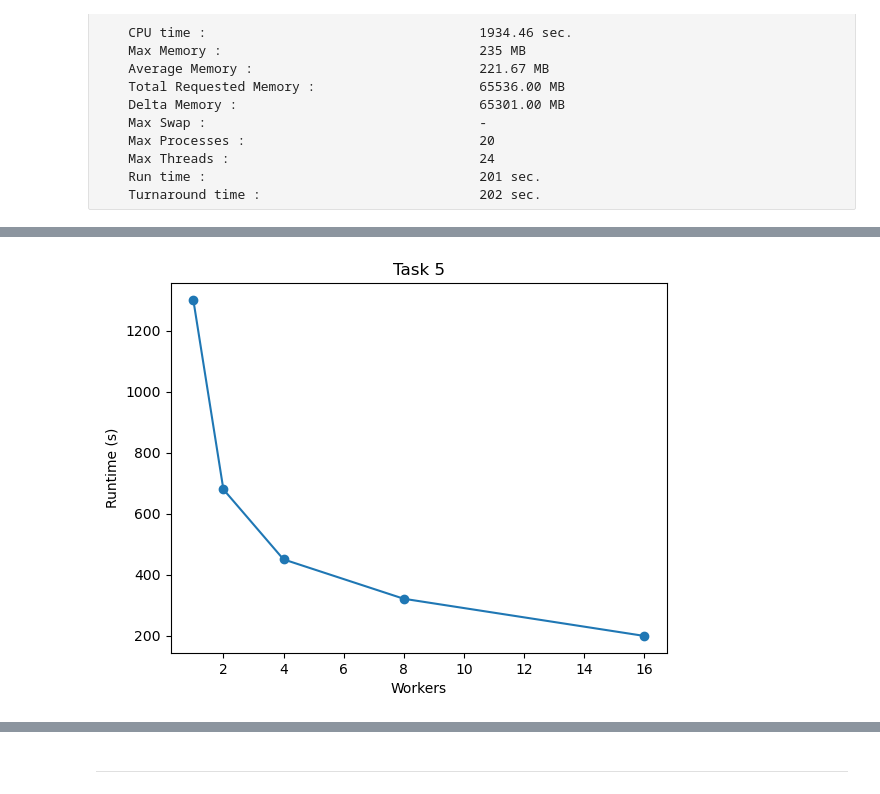
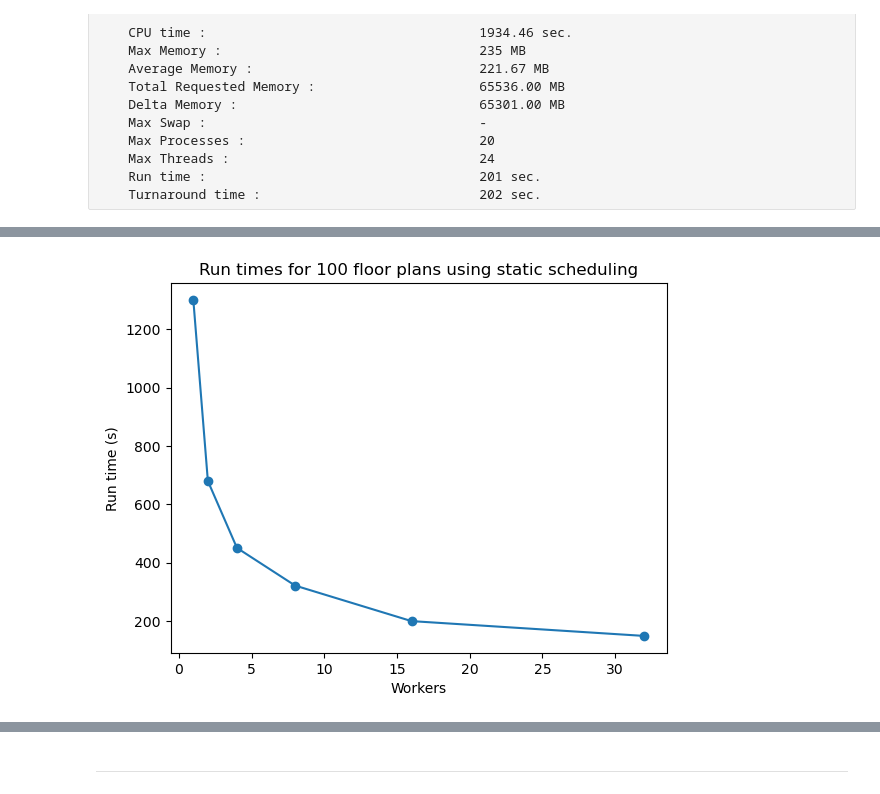
Before and after one commit to AskeSchroder/High_Performance_Computing_Project2, a Jupyter notebook: new_results.ipynb, the cells around one changed output, grey strips where cells are left out. Cells and saved outputs as stored; diff of their text form; code cells hidden in the pictures.

```diff
--- a/new_results.ipynb
+++ b/new_results.ipynb
@@ -251,18 +276,18 @@ Resource usage summary:
 # %%
 import matplotlib.pyplot as plt
 
 # Given data (no extraction)
-workers = [1, 2, 4, 8, 16]
+workers = [1, 2, 4, 8, 16, 32]
 
-task5 = [1300.789, 679.876, 450.448, 321.36, 199.563]
+task5 = [1300.789, 679.876, 450.448, 321.36, 199.563, 148.775]
 task6 = [1689.635, 675.171, 465.89, 245.574, 169.743]
 
 # Plot Task 5
 plt.figure()
 plt.plot(workers, task5, marker='o')
 plt.xlabel("Workers")
-plt.ylabel("Runtime (s)")
-plt.title("Task 5")
+plt.ylabel("Run time (s)")
+plt.title("Run times for 100 floor plans using static scheduling")
 plt.show()
 # %% [output]
-[figure, old version]
+[figure, new version]
```
Also changed, not shown: parts of 14 cells of this notebook.
